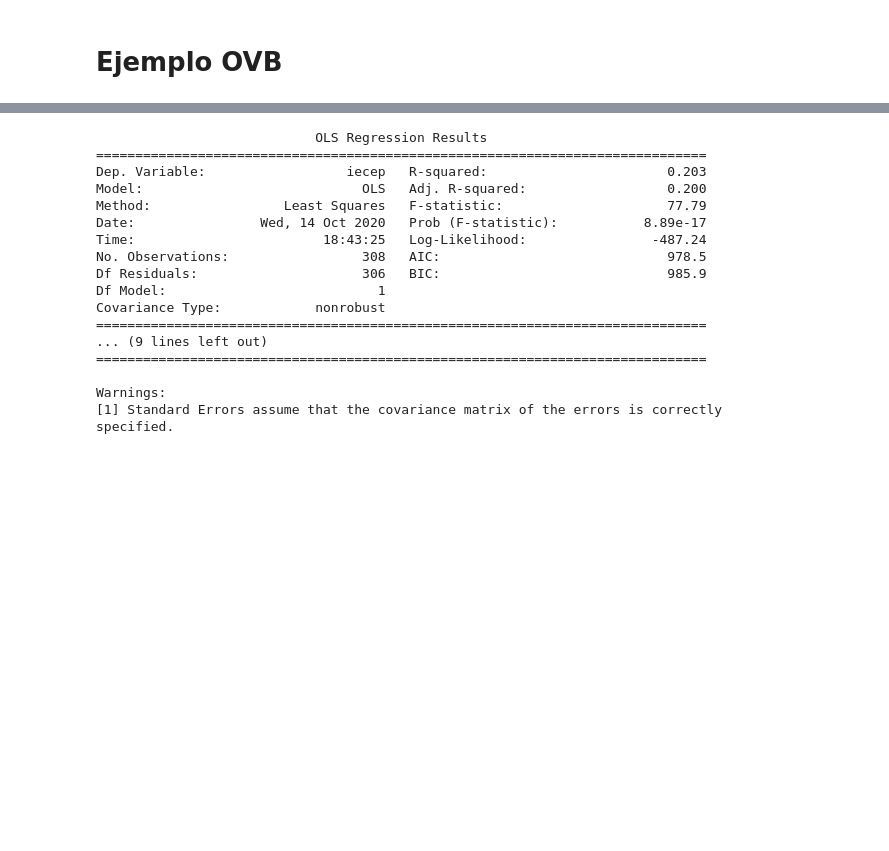
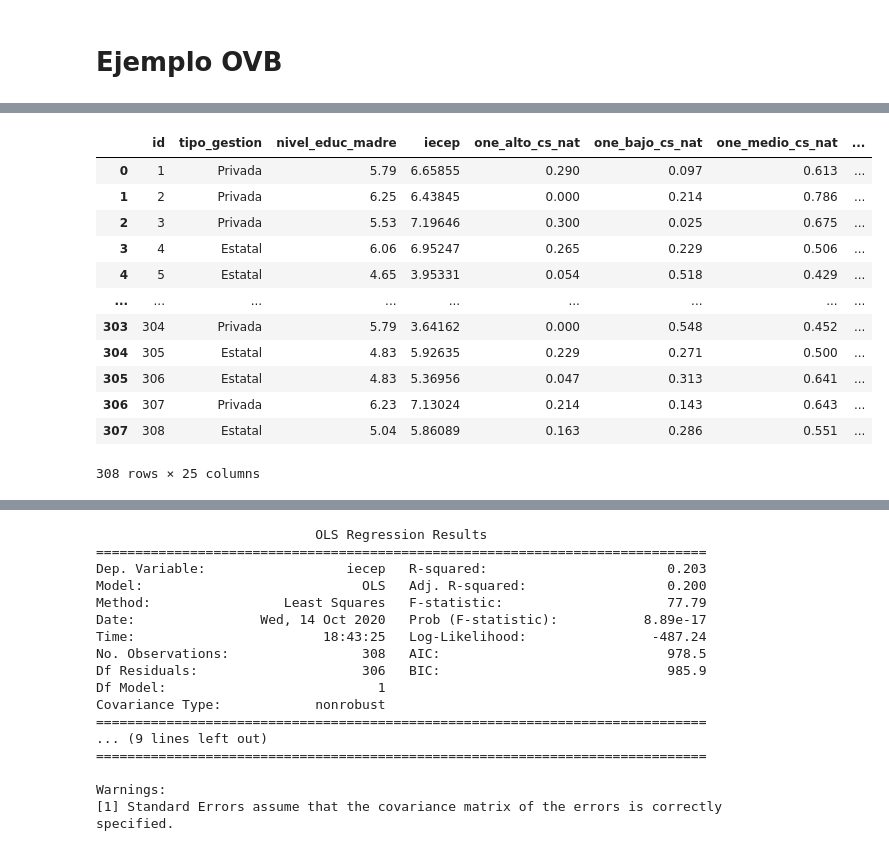
Before and after one commit to rpasquini/herramientas-econometricas-2022, a Jupyter notebook: Ejemplos_Regresion_Multiple.ipynb, the cells around one changed output, grey strips where cells are left out. Saved outputs shown, nothing was run; the diff lists cells and outputs as text; code cells hidden in the pictures; blank space fills up the shorter version.

```diff
--- a/Ejemplos_Regresion_Multiple.ipynb
+++ b/Ejemplos_Regresion_Multiple.ipynb
@@ -153,2 +179,18 @@ Warnings:
 # %%
 datosedu=pd.read_csv('https://raw.githubusercontent.com/rpasquini/urban-econometrics/master/data/estadistica-educativa.csv')
+# %%
+datosedu
+# %% [output]
+|  | id | tipo_gestion | nivel_educ_madre | iecep | one_alto_cs_nat | one_bajo_cs_nat | one_medio_cs_nat | ... |
+| 0 | 1 | Privada | 5.79 | 6.65855 | 0.290 | 0.097 | 0.613 | ... |
+| 1 | 2 | Privada | 6.25 | 6.43845 | 0.000 | 0.214 | 0.786 | ... |
+| 2 | 3 | Privada | 5.53 | 7.19646 | 0.300 | 0.025 | 0.675 | ... |
+| 3 | 4 | Estatal | 6.06 | 6.95247 | 0.265 | 0.229 | 0.506 | ... |
+| 4 | 5 | Estatal | 4.65 | 3.95331 | 0.054 | 0.518 | 0.429 | ... |
+| ... | ... | ... | ... | ... | ... | ... | ... | ... |
+| 303 | 304 | Privada | 5.79 | 3.64162 | 0.000 | 0.548 | 0.452 | ... |
+| 304 | 305 | Estatal | 4.83 | 5.92635 | 0.229 | 0.271 | 0.500 | ... |
+| 305 | 306 | Estatal | 4.83 | 5.36956 | 0.047 | 0.313 | 0.641 | ... |
+| 306 | 307 | Privada | 6.23 | 7.13024 | 0.214 | 0.143 | 0.643 | ... |
+| 307 | 308 | Estatal | 5.04 | 5.86089 | 0.163 | 0.286 | 0.551 | ... |
+308 rows × 25 columns
```
Also changed, not shown: parts of 13 cells of this notebook.
